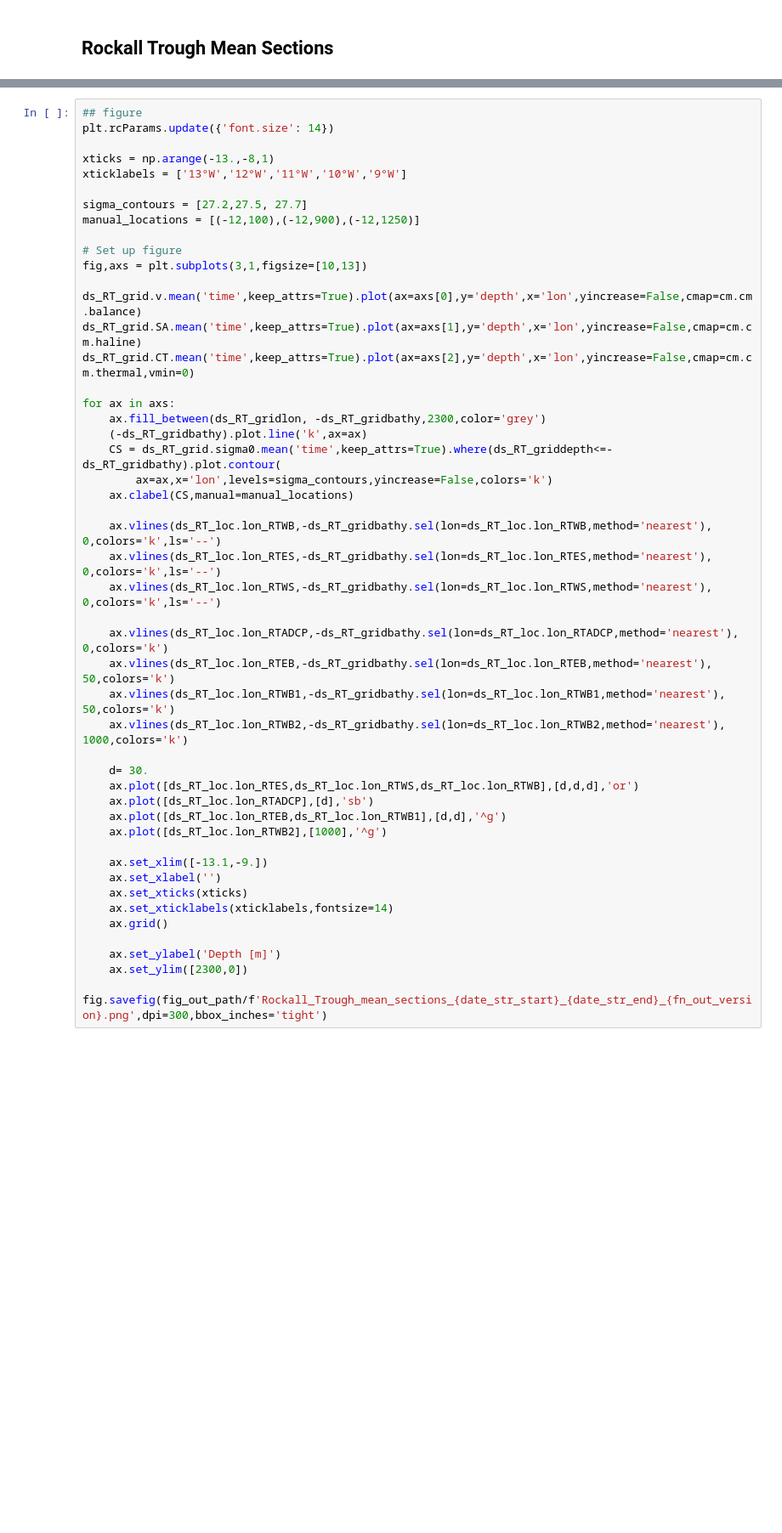
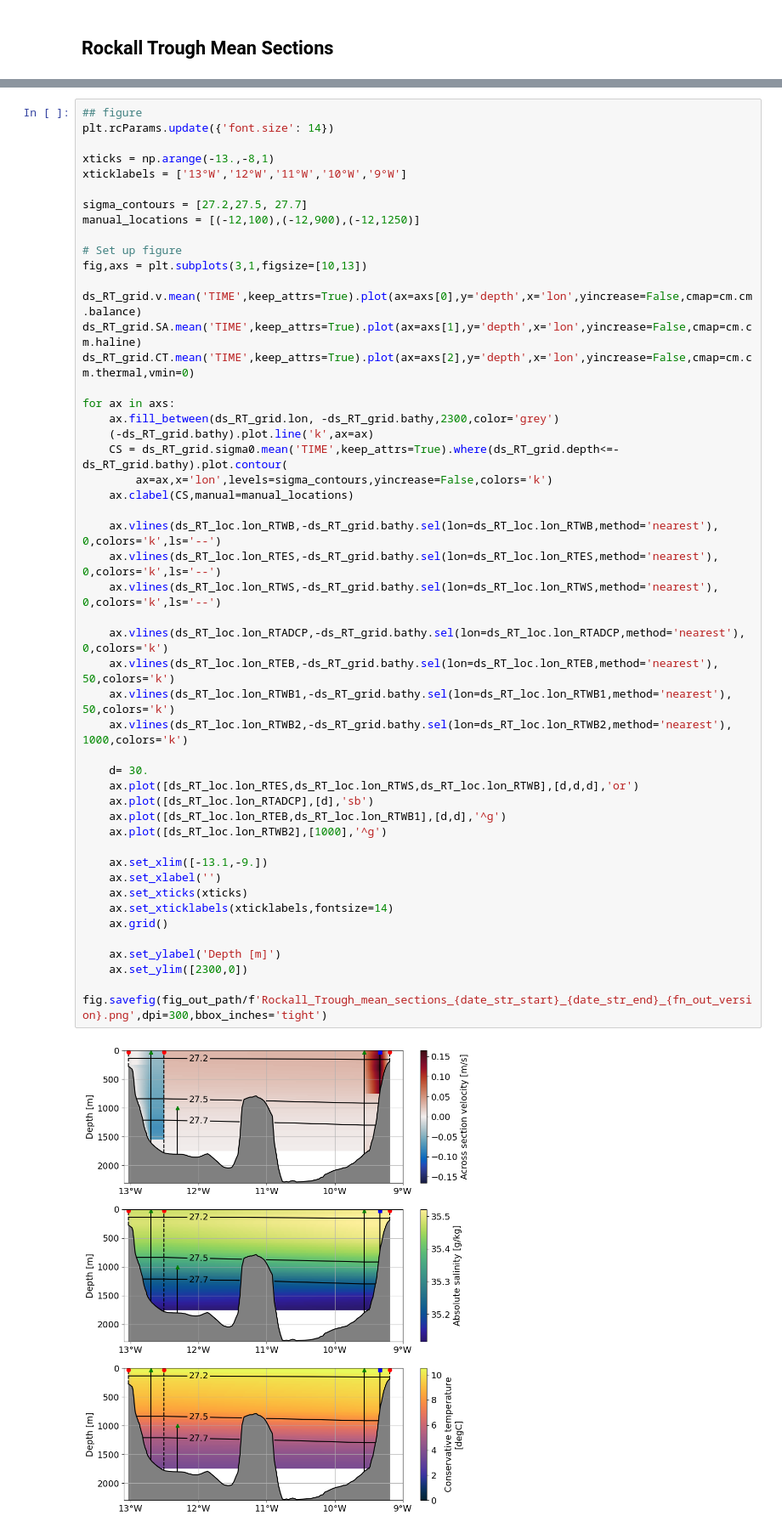
Before and after one commit to ScotMarPhys/Rockall_Trough_Transports, a Jupyter notebook: notebooks/1.0_Rockall_Trough_transports_2014_2022_v0.ipynb, the cells around one changed output, grey strips where cells are left out. Shown at 85% size. Saved outputs shown, nothing was run; the diff lists cells and outputs as text; blank space fills up the shorter version.

```diff
--- a/notebooks/1.0_Rockall_Trough_transports_2014_2022_v0.ipynb
+++ b/notebooks/1.0_Rockall_Trough_transports_2014_2022_v0.ipynb
@@ -511,44 +513,46 @@ xticklabels = ['13°W','12°W','11°W','10°W','9°W']
 
 sigma_contours = [27.2,27.5, 27.7]
 manual_locations = [(-12,100),(-12,900),(-12,1250)]
 
 # Set up figure
 fig,axs = plt.subplots(3,1,figsize=[10,13])
 
-ds_RT_grid.v.mean('time',keep_attrs=True).plot(ax=axs[0],y='depth',x='lon',yincrease=False,cmap=cm.cm.balance)
-ds_RT_grid.SA.mean('time',keep_attrs=True).plot(ax=axs[1],y='depth',x='lon',yincrease=False,cmap=cm.cm.haline)
-ds_RT_grid.CT.mean('time',keep_attrs=True).plot(ax=axs[2],y='depth',x='lon',yincrease=False,cmap=cm.cm.thermal,vmin=0)
+ds_RT_grid.v.mean('TIME',keep_attrs=True).plot(ax=axs[0],y='depth',x='lon',yincrease=False,cmap=cm.cm.balance)
+ds_RT_grid.SA.mean('TIME',keep_attrs=True).plot(ax=axs[1],y='depth',x='lon',yincrease=False,cmap=cm.cm.haline)
+ds_RT_grid.CT.mean('TIME',keep_attrs=True).plot(ax=axs[2],y='depth',x='lon',yincrease=False,cmap=cm.cm.thermal,vmin=0)
 
 for ax in axs:
-    ax.fill_between(ds_RT_gridlon, -ds_RT_gridbathy,2300,color='grey')
-    (-ds_RT_gridbathy).plot.line('k',ax=ax)
-    CS = ds_RT_grid.sigma0.mean('time',keep_attrs=True).where(ds_RT_griddepth<=-ds_RT_gridbathy).plot.contour(
+    ax.fill_between(ds_RT_grid.lon, -ds_RT_grid.bathy,2300,color='grey')
+    (-ds_RT_grid.bathy).plot.line('k',ax=ax)
+    CS = ds_RT_grid.sigma0.mean('TIME',keep_attrs=True).where(ds_RT_grid.depth<=-ds_RT_grid.bathy).plot.contour(
         ax=ax,x='lon',levels=sigma_contours,yincrease=False,colors='k')
     ax.clabel(CS,manual=manual_locations)
 
-    ax.vlines(ds_RT_loc.lon_RTWB,-ds_RT_gridbathy.sel(lon=ds_RT_loc.lon_RTWB,method='nearest'), 0,colors='k',ls='--')
-    ax.vlines(ds_RT_loc.lon_RTES,-ds_RT_gridbathy.sel(lon=ds_RT_loc.lon_RTES,method='nearest'), 0,colors='k',ls='--')
-    ax.vlines(ds_RT_loc.lon_RTWS,-ds_RT_gridbathy.sel(lon=ds_RT_loc.lon_RTWS,method='nearest'), 0,colors='k',ls='--')
+    ax.vlines(ds_RT_loc.lon_RTWB,-ds_RT_grid.bathy.sel(lon=ds_RT_loc.lon_RTWB,method='nearest'), 0,colors='k',ls='--')
+    ax.vlines(ds_RT_loc.lon_RTES,-ds_RT_grid.bathy.sel(lon=ds_RT_loc.lon_RTES,method='nearest'), 0,colors='k',ls='--')
+    ax.vlines(ds_RT_loc.lon_RTWS,-ds_RT_grid.bathy.sel(lon=ds_RT_loc.lon_RTWS,method='nearest'), 0,colors='k',ls='--')
 
-    ax.vlines(ds_RT_loc.lon_RTADCP,-ds_RT_gridbathy.sel(lon=ds_RT_loc.lon_RTADCP,method='nearest'), 0,colors='k')
-    ax.vlines(ds_RT_loc.lon_RTEB,-ds_RT_gridbathy.sel(lon=ds_RT_loc.lon_RTEB,method='nearest'), 50,colors='k')
-    ax.vlines(ds_RT_loc.lon_RTWB1,-ds_RT_gridbathy.sel(lon=ds_RT_loc.lon_RTWB1,method='nearest'), 50,colors='k')
-    ax.vlines(ds_RT_loc.lon_RTWB2,-ds_RT_gridbathy.sel(lon=ds_RT_loc.lon_RTWB2,method='nearest'), 1000,colors='k')
+    ax.vlines(ds_RT_loc.lon_RTADCP,-ds_RT_grid.bathy.sel(lon=ds_RT_loc.lon_RTADCP,method='nearest'), 0,colors='k')
+    ax.vlines(ds_RT_loc.lon_RTEB,-ds_RT_grid.bathy.sel(lon=ds_RT_loc.lon_RTEB,method='nearest'), 50,colors='k')
+    ax.vlines(ds_RT_loc.lon_RTWB1,-ds_RT_grid.bathy.sel(lon=ds_RT_loc.lon_RTWB1,method='nearest'), 50,colors='k')
+    ax.vlines(ds_RT_loc.lon_RTWB2,-ds_RT_grid.bathy.sel(lon=ds_RT_loc.lon_RTWB2,method='nearest'), 1000,colors='k')
 
     d= 30.
     ax.plot([ds_RT_loc.lon_RTES,ds_RT_loc.lon_RTWS,ds_RT_loc.lon_RTWB],[d,d,d],'or')
     ax.plot([ds_RT_loc.lon_RTADCP],[d],'sb')
     ax.plot([ds_RT_loc.lon_RTEB,ds_RT_loc.lon_RTWB1],[d,d],'^g')
     ax.plot([ds_RT_loc.lon_RTWB2],[1000],'^g')
 
     ax.set_xlim([-13.1,-9.])
     ax.set_xlabel('')
     ax.set_xticks(xticks)
     ax.set_xticklabels(xticklabels,fontsize=14)
     ax.grid()
 
     ax.set_ylabel('Depth [m]')
     ax.set_ylim([2300,0])
 
 fig.savefig(fig_out_path/f'Rockall_Trough_mean_sections_{date_str_start}_{date_str_end}_{fn_out_version}.png',dpi=300,bbox_inches='tight')
+# %% [output]
+[figure, added]
 # %%
```
Also changed, not shown: parts of 2 cells of this notebook, 2 other files.
